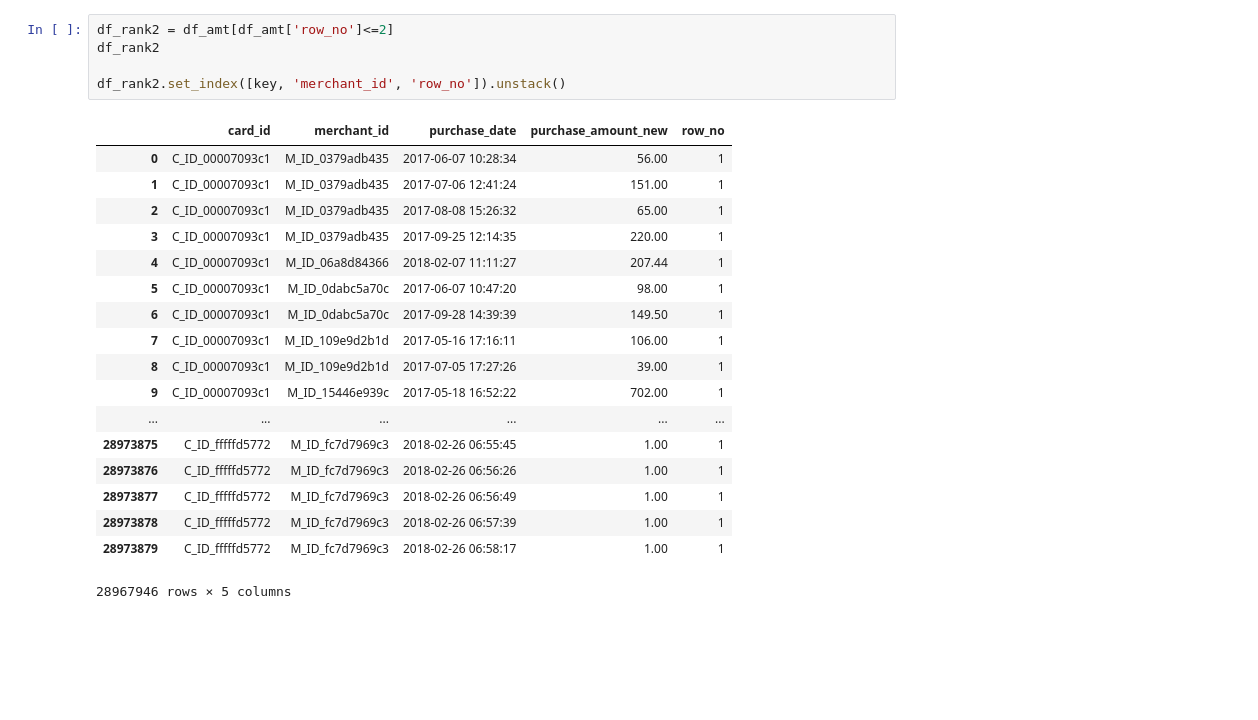
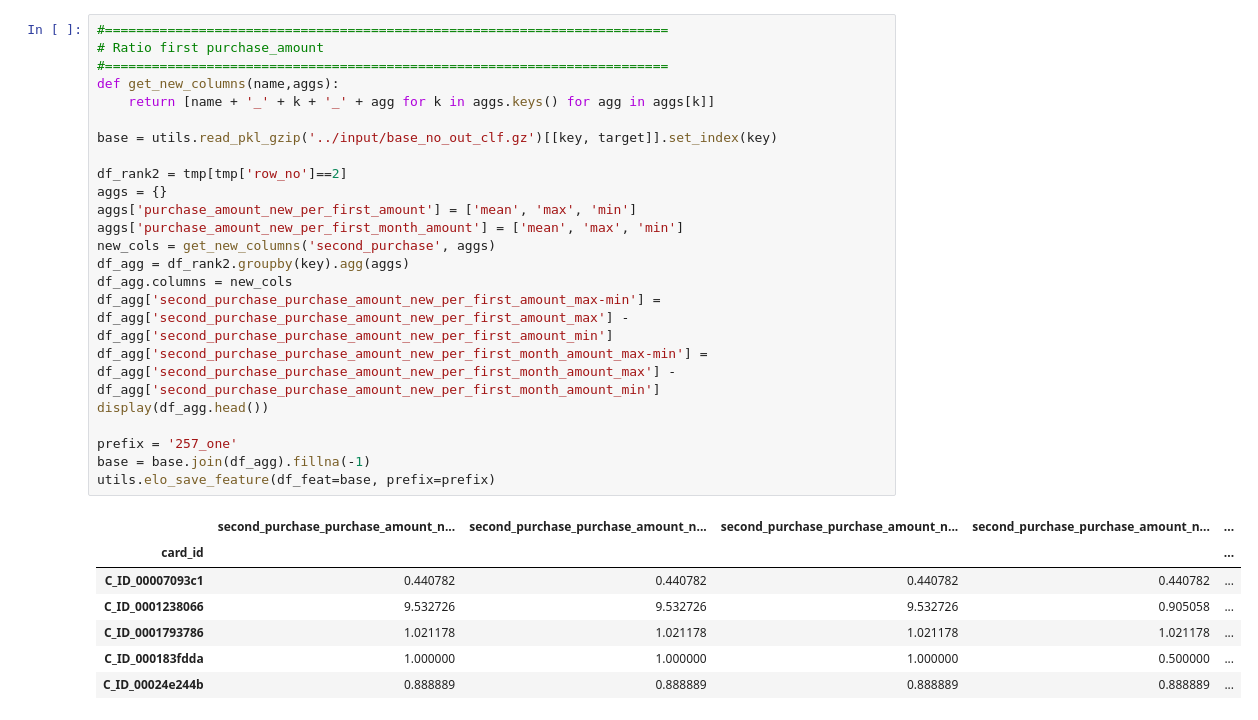
Before and after one commit to Chestnut1999/Elo-Recommendation-23place, a Jupyter notebook: jpy/257_elo_raddar_one_merchant.ipynb, the cells around one changed output. Saved outputs shown, nothing was run; the diff lists cells and outputs as text; blank space fills up the shorter version.

```diff
--- a/jpy/257_elo_raddar_one_merchant.ipynb
+++ b/jpy/257_elo_raddar_one_merchant.ipynb
@@ -95,24 +87,31 @@ df_hist
-# %%
-df_rank2 = df_amt[df_amt['row_no']<=2]
-df_rank2
-
-df_rank2.set_index([key, 'merchant_id', 'row_no']).unstack()
-# %% [output]
-|  | card_id | merchant_id | purchase_date | purchase_amount_new | row_no |
-| 0 | C_ID_00007093c1 | M_ID_0379adb435 | 2017-06-07 10:28:34 | 56.00 | 1 |
-| 1 | C_ID_00007093c1 | M_ID_0379adb435 | 2017-07-06 12:41:24 | 151.00 | 1 |
-| 2 | C_ID_00007093c1 | M_ID_0379adb435 | 2017-08-08 15:26:32 | 65.00 | 1 |
-| 3 | C_ID_00007093c1 | M_ID_0379adb435 | 2017-09-25 12:14:35 | 220.00 | 1 |
-| 4 | C_ID_00007093c1 | M_ID_06a8d84366 | 2018-02-07 11:11:27 | 207.44 | 1 |
-| 5 | C_ID_00007093c1 | M_ID_0dabc5a70c | 2017-06-07 10:47:20 | 98.00 | 1 |
-| 6 | C_ID_00007093c1 | M_ID_0dabc5a70c | 2017-09-28 14:39:39 | 149.50 | 1 |
-| 7 | C_ID_00007093c1 | M_ID_109e9d2b1d | 2017-05-16 17:16:11 | 106.00 | 1 |
-| 8 | C_ID_00007093c1 | M_ID_109e9d2b1d | 2017-07-05 17:27:26 | 39.00 | 1 |
-| 9 | C_ID_00007093c1 | M_ID_15446e939c | 2017-05-18 16:52:22 | 702.00 | 1 |
-| ... | ... | ... | ... | ... | ... |
-| 28973875 | C_ID_fffffd5772 | M_ID_fc7d7969c3 | 2018-02-26 06:55:45 | 1.00 | 1 |
-| 28973876 | C_ID_fffffd5772 | M_ID_fc7d7969c3 | 2018-02-26 06:56:26 | 1.00 | 1 |
-| 28973877 | C_ID_fffffd5772 | M_ID_fc7d7969c3 | 2018-02-26 06:56:49 | 1.00 | 1 |
-| 28973878 | C_ID_fffffd5772 | M_ID_fc7d7969c3 | 2018-02-26 06:57:39 | 1.00 | 1 |
-| 28973879 | C_ID_fffffd5772 | M_ID_fc7d7969c3 | 2018-02-26 06:58:17 | 1.00 | 1 |
-28967946 rows × 5 columns
+# %%
+#========================================================================
+# Ratio first purchase_amount
+#========================================================================
+def get_new_columns(name,aggs):
+    return [name + '_' + k + '_' + agg for k in aggs.keys() for agg in aggs[k]]
+
+base = utils.read_pkl_gzip('../input/base_no_out_clf.gz')[[key, target]].set_index(key)
+
+df_rank2 = tmp[tmp['row_no']==2]
+aggs = {}
+aggs['purchase_amount_new_per_first_amount'] = ['mean', 'max', 'min']
+aggs['purchase_amount_new_per_first_month_amount'] = ['mean', 'max', 'min']
+new_cols = get_new_columns('second_purchase', aggs)
+df_agg = df_rank2.groupby(key).agg(aggs)
+df_agg.columns = new_cols
+df_agg['second_purchase_purchase_amount_new_per_first_amount_max-min'] = df_agg['second_purchase_purchase_amount_new_per_first_amount_max'] - df_agg['second_purchase_purchase_amount_new_per_first_amount_min']
+df_agg['second_purchase_purchase_amount_new_per_first_month_amount_max-min'] = df_agg['second_purchase_purchase_amount_new_per_first_month_amount_max'] - df_agg['second_purchase_purchase_amount_new_per_first_month_amount_min']
+display(df_agg.head())
+
+prefix = '257_one'
+base = base.join(df_agg).fillna(-1)
+utils.elo_save_feature(df_feat=base, prefix=prefix)
+# %% [output]
+|  | second_purchase_purchase_amount_n... | second_purchase_purchase_amount_n... | second_purchase_purchase_amount_n... | second_purchase_purchase_amount_n... | ... |
+| card_id |  |  |  |  | ... |
+| C_ID_00007093c1 | 0.440782 | 0.440782 | 0.440782 | 0.440782 | ... |
+| C_ID_0001238066 | 9.532726 | 9.532726 | 9.532726 | 0.905058 | ... |
+| C_ID_0001793786 | 1.021178 | 1.021178 | 1.021178 | 1.021178 | ... |
+| C_ID_000183fdda | 1.000000 | 1.000000 | 1.000000 | 0.500000 | ... |
+| C_ID_00024e244b | 0.888889 | 0.888889 | 0.888889 | 0.888889 | ... |
```
Also changed, not shown: parts of 9 cells of this notebook, 7 other files.
